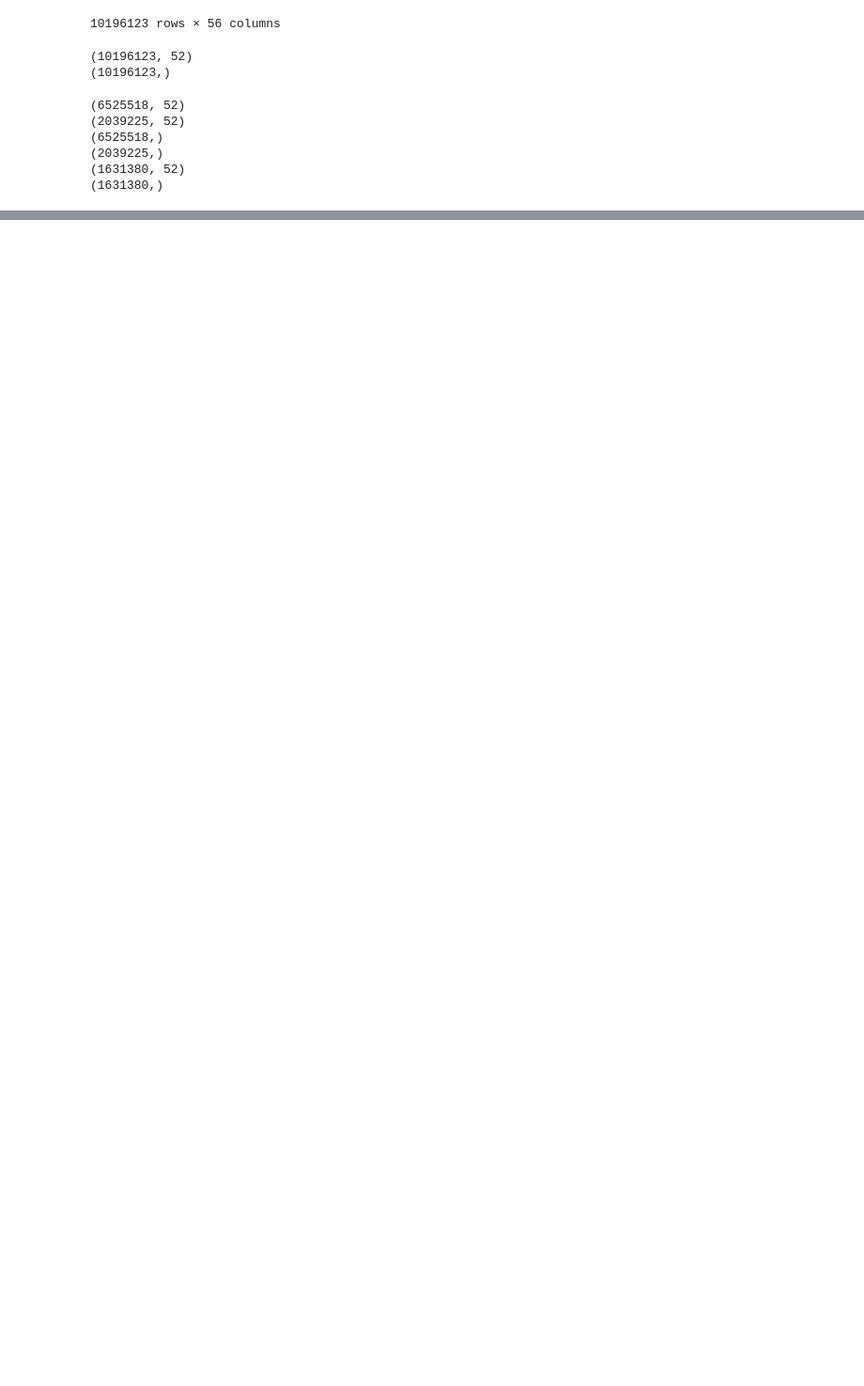
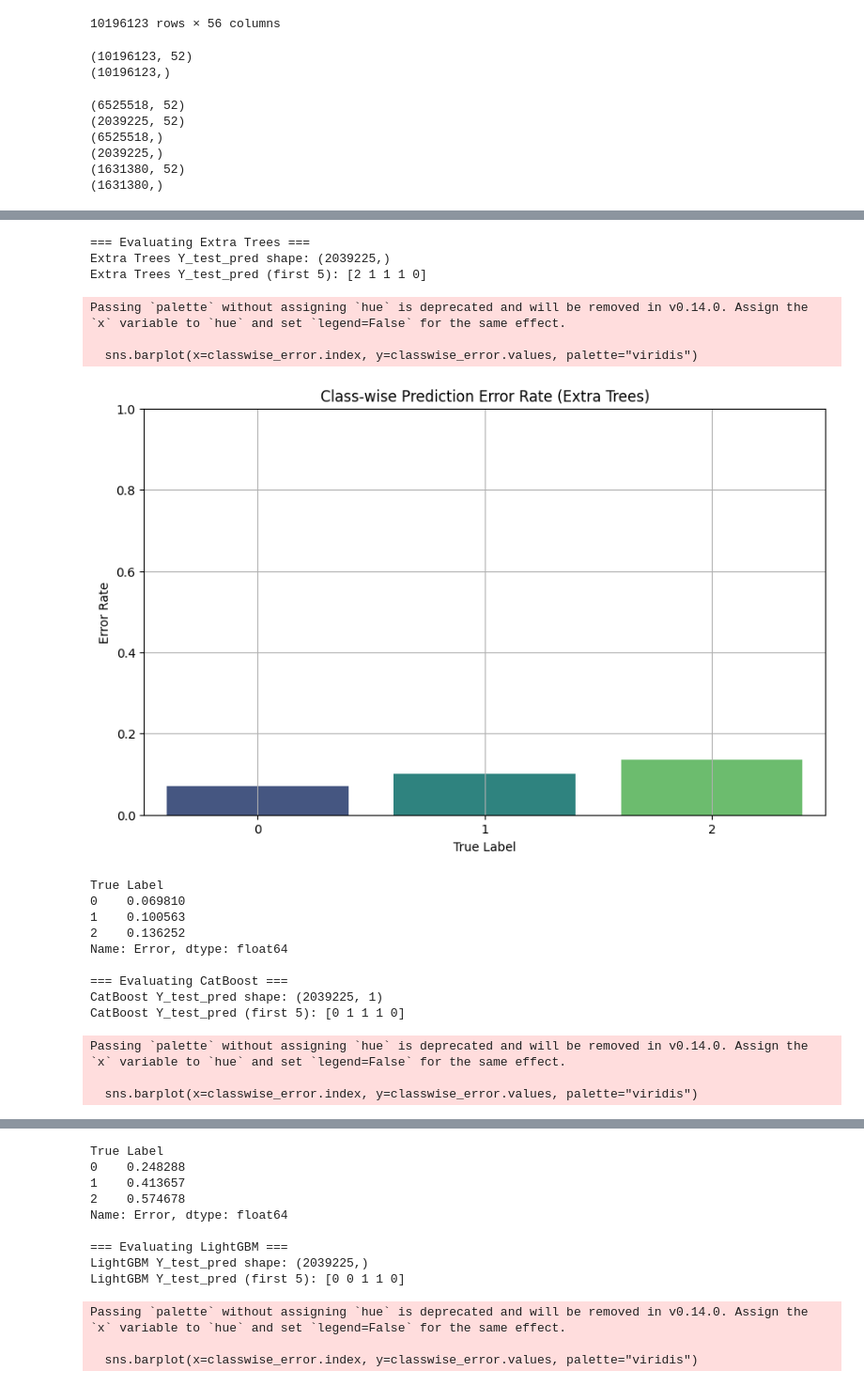
Before and after one commit to lastwater8725/figure_v2, a Jupyter notebook: figure/src/ml/figure_none_ml.ipynb, the cells around one changed output, grey strips where cells are left out. Shown at 94% size. Cells and saved outputs as stored; diff of their text form; code cells hidden in the pictures; blank space fills up the shorter version.

```diff
--- a/figure/src/ml/figure_none_ml.ipynb
+++ b/figure/src/ml/figure_none_ml.ipynb
@@ -194,34 +196,60 @@ for name, model in models.items():
 # %%
 for name, model in models.items():
-    print(f"\n=== Class-wise Prediction Error Rate ({name}) ===")
+    print(f"\n=== Evaluating {name} ===")
 
     # 예측값 생성
     Y_test_pred = model.predict(X_test)
 
-    # 오류 분석을 위한 데이터프레임 생성
+    # 예측값 차원 확인
+    print(f"{name} Y_test_pred shape: {Y_test_pred.shape}")
+
+    # 1차원 변환 (필요할 경우)
+    if Y_test_pred.ndim > 1:
+        if Y_test_pred.shape[1] > 1:
+            print(f"Warning: {name} predict() returned probabilities! Using argmax().")
+            Y_test_pred = Y_test_pred.argmax(axis=1)
+        else:
+            Y_test_pred = Y_test_pred.ravel()
+
+    print(f"{name} Y_test_pred (first 5): {Y_test_pred[:5]}")
+
+    # 예측 오류 분석
     error = pd.DataFrame({
         "True Label": Y_test,
         "Predicted Label": Y_test_pred
     })
 
-    # 예측 오류 여부 (0: 정확, 1: 오류)
     error["Error"] = (error["True Label"] != error["Predicted Label"]).astype(int)
-
-    # 클래스별 오류 비율 계산
     classwise_error = error.groupby("True Label")["Error"].mean()
 
     # 클래스별 오류 비율 시각화
     plt.figure(figsize=(10, 6))
     sns.barplot(x=classwise_error.index, y=classwise_error.values, palette="viridis")
-
-    # 그래프 개선
     plt.title(f"Class-wise Prediction Error Rate ({name})")
     plt.xlabel("True Label")
     plt.ylabel("Error Rate")
-    plt.xticks(rotation=45)  # 클래스 이름이 잘 보이도록 회전
     plt.ylim(0, 1)
     plt.grid(True)
     plt.show()
 
-    # 오류 비율 수치 출력
     print(classwise_error)
+# %% [output]
+=== Evaluating Extra Trees ===
+Extra Trees Y_test_pred shape: (2039225,)
+Extra Trees Y_test_pred (first 5): [2 1 1 1 0]
+Passing `palette` without assigning `hue` is deprecated and will be removed in v0.14.0. Assign the `x` variable to `hue` and set `legend=False` for the same effect.
+
+  sns.barplot(x=classwise_error.index, y=classwise_error.values, palette="viridis")
+[figure, added]
+True Label
+0    0.069810
+1    0.100563
+2    0.136252
+Name: Error, dtype: float64
+
+=== Evaluating CatBoost ===
+CatBoost Y_test_pred shape: (2039225, 1)
+CatBoost Y_test_pred (first 5): [0 1 1 1 0]
+Passing `palette` without assigning `hue` is deprecated and will be removed in v0.14.0. Assign the `x` variable to `hue` and set `legend=False` for the same effect.
+
+  sns.barplot(x=classwise_error.index, y=classwise_error.values, palette="viridis")
@@ -227,0 +257,12 @@ for name, model in models.items():
+True Label
+0    0.248288
+1    0.413657
+2    0.574678
+Name: Error, dtype: float64
+
+=== Evaluating LightGBM ===
+LightGBM Y_test_pred shape: (2039225,)
+LightGBM Y_test_pred (first 5): [0 0 1 1 0]
+Passing `palette` without assigning `hue` is deprecated and will be removed in v0.14.0. Assign the `x` variable to `hue` and set `legend=False` for the same effect.
+
+  sns.barplot(x=classwise_error.index, y=classwise_error.values, palette="viridis")
```
Also changed, not shown: parts of 9 cells of this notebook, 2 other files.
